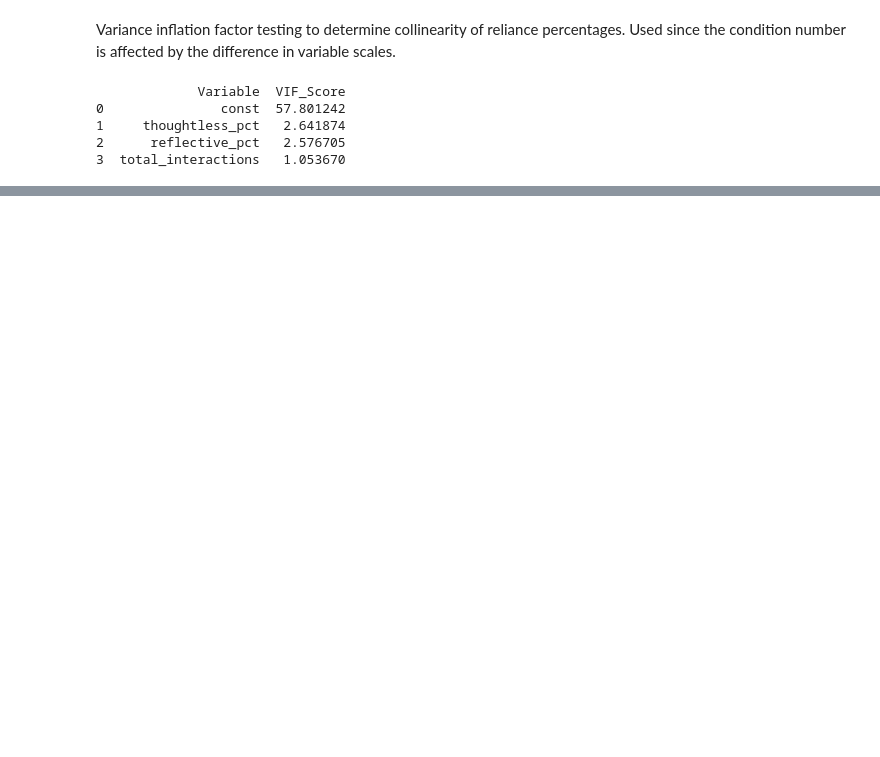
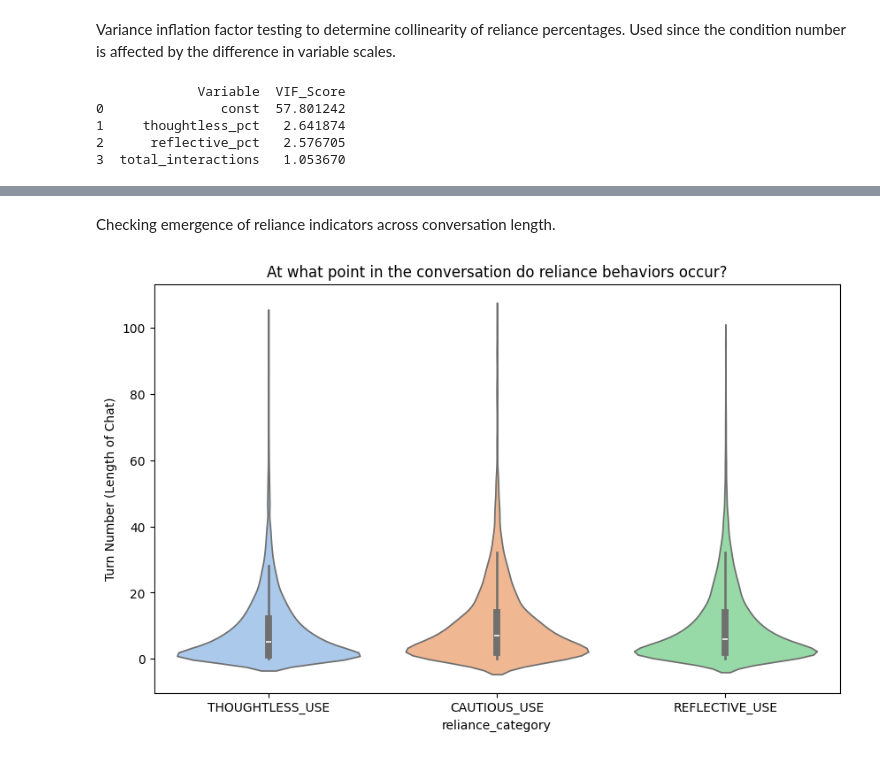
Before and after one commit to Mu-Cepheus/LLM-reliance, a Jupyter notebook: notebooks/04_inferentialStatistics.ipynb, the cells around one changed output, grey strips where cells are left out. Cells and saved outputs as stored; diff of their text form; code cells hidden in the pictures; blank space fills up the shorter version.

```diff
--- a/notebooks/04_inferentialStatistics.ipynb
+++ b/notebooks/04_inferentialStatistics.ipynb
@@ -89,0 +159,22 @@ print(vif_data)
+# %% [markdown]
+Checking emergence of reliance indicators across conversation length.
+# %%
+query_length = """
+    SELECT reliance_category, interactionCount
+    FROM read_parquet($dataset_path)
+    WHERE reliance_category IS NOT NULL
+"""
+
+with duckdb.connect() as connection:
+    df_length = connection.execute(query_length, {
+        "dataset_path": str(Path("../data/outputs/clean_analytical_dataset.parquet"))
+    }).df()
+
+plt.figure(figsize=(10, 6))
+sns.violinplot(data=df_length, x='reliance_category',
+               y='interactionCount', palette='pastel', hue="reliance_category")
+plt.title("At what point in the conversation do reliance behaviors occur?")
+plt.ylabel("Turn Number (Length of Chat)")
+plt.show()
+# %% [output]
+[figure, added]
```
Also changed, not shown: parts of 7 cells of this notebook, 5 other files.
